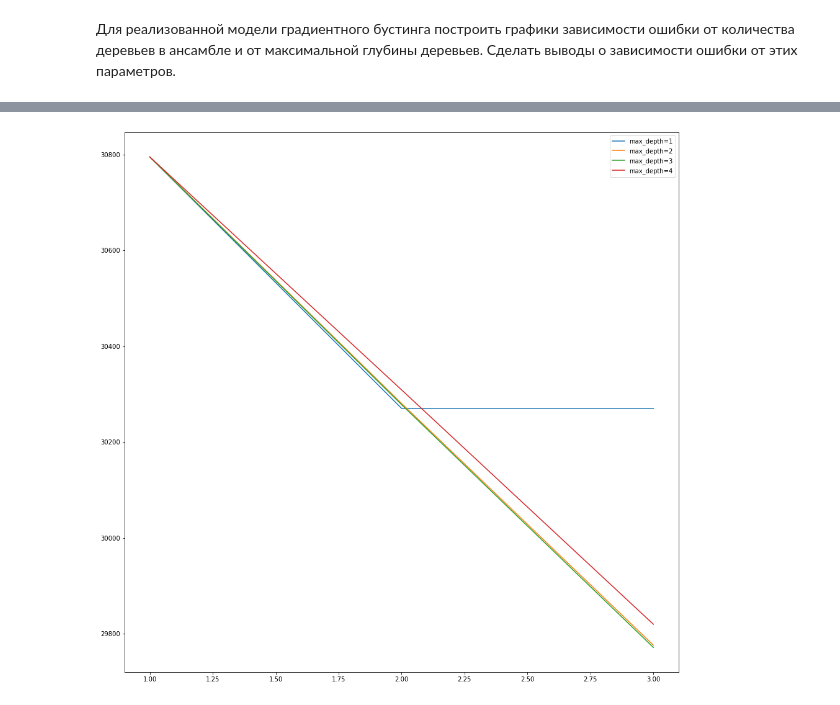
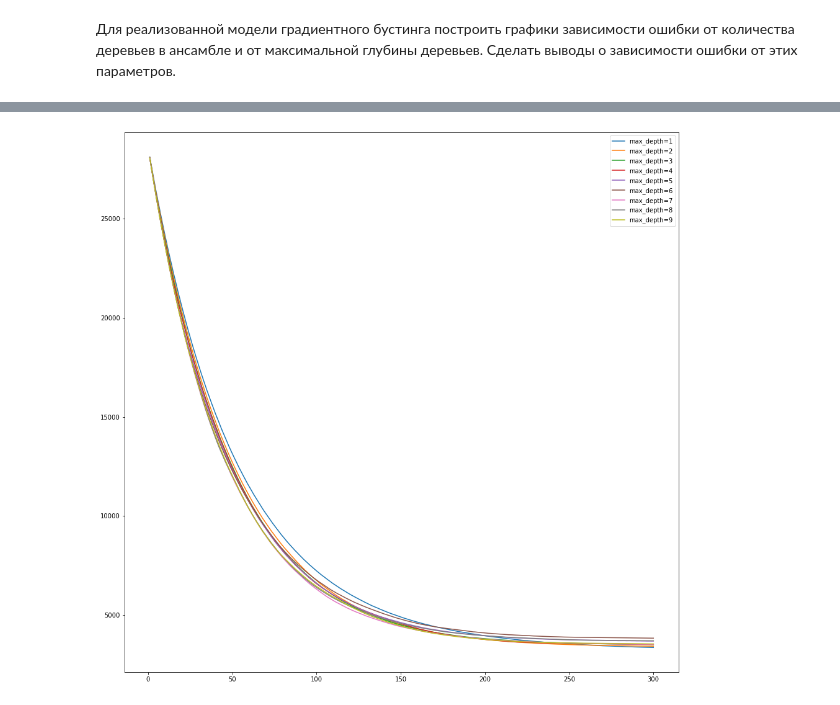
Before and after one commit to Krivosheenkova/DataAnalysisAlgorythms, a Jupyter notebook: 6_gradientBoosting/6_gradient_boosting.ipynb, the cells around one changed output, grey strips where cells are left out. Saved outputs shown, nothing was run; the diff lists cells and outputs as text; code cells hidden in the pictures.

```diff
--- a/6_gradientBoosting/6_gradient_boosting.ipynb
+++ b/6_gradientBoosting/6_gradient_boosting.ipynb
@@ -76,5 +66,0 @@ class GradientBoostingRegressor:
-# %%
-%pdb
-model = GradientBoostingRegressor(n_trees=10, max_depth=5, random_state=0)
-model.fit(X_train, y_train, X_test, y_test)
-model.train_errors[-1]
@@ -92,12 +66,0 @@ n_trees = None
-# %%
-# colors = ListedColormap(['red', 'blue'])
-# light_colors = ListedColormap(['lightcoral', 'lightblue'])
-# fig, ax = plt.subplots(figsize = (26, 28))
-# fig, axes = plt.subplots(len(tree_counts), 2, figsize = (26, 28))
-
-errors = []
-
-for md in max_depth:
-    coefs = [1] * md
-    trees, train_errors, test_errors = fit(3, md, X_train, X_test, y_train, y_test, coefs, eta)
-    errors.append(test_errors)
@@ -110,0 +67,23 @@ errors
+# %%
+max_depths = [i for i in range(1, 10)]
+trees_count = [1, 3, 10, 50, 100, 300]
+
+md_errors = []
+for md in max_depths:
+    nt = 300
+    model = GradientBoostingRegressor(n_trees=nt, max_depth=md, random_state=0)
+    model.fit(X_train, y_train, X_test, y_test)
+    md_errors.append(model.test_errors)
+    print(f'max_depth: {md} n_trees: {nt} test_train_diff: {model.test_errors[-1] - model.train_errors[-1]}')
+
+
+# best = np.inf
+nt_errors = []
+for nt in trees_count:
+    md = 2
+    model = GradientBoostingRegressor(n_trees=nt, max_depth=md, random_state=0)
+    model.fit(X_train, y_train, X_test, y_test)
+    nt_errors.append(model.test_errors)
+    print(f'max_depth: {md} n_trees: {nt} test_train_diff: {model.test_errors[-1] - model.train_errors[-1]}')
+#     if model.test_errors[-1] < best:
+#         best = model.test_errors[-1]
@@ -111,8 +106,9 @@ errors
 # %%
 fig, ax = plt.subplots(figsize=(16,16))
-for i, depth_errs in enumerate(errors, 1):
-    ax.plot(np.arange(1, 4), depth_errs, label=f'max_depth={i}')
+for i, e in enumerate(md_errors, 1):
+    a = np.arange(1, len(e) + 1)
+    ax.plot(a, np.array(e), label=f'max_depth={i}')
 plt.legend()
 plt.show()
 # %% [output]
-[figure, old version]
+[figure, new version]
```
Also changed, not shown: parts of 8 cells of this notebook, 1 other file.
